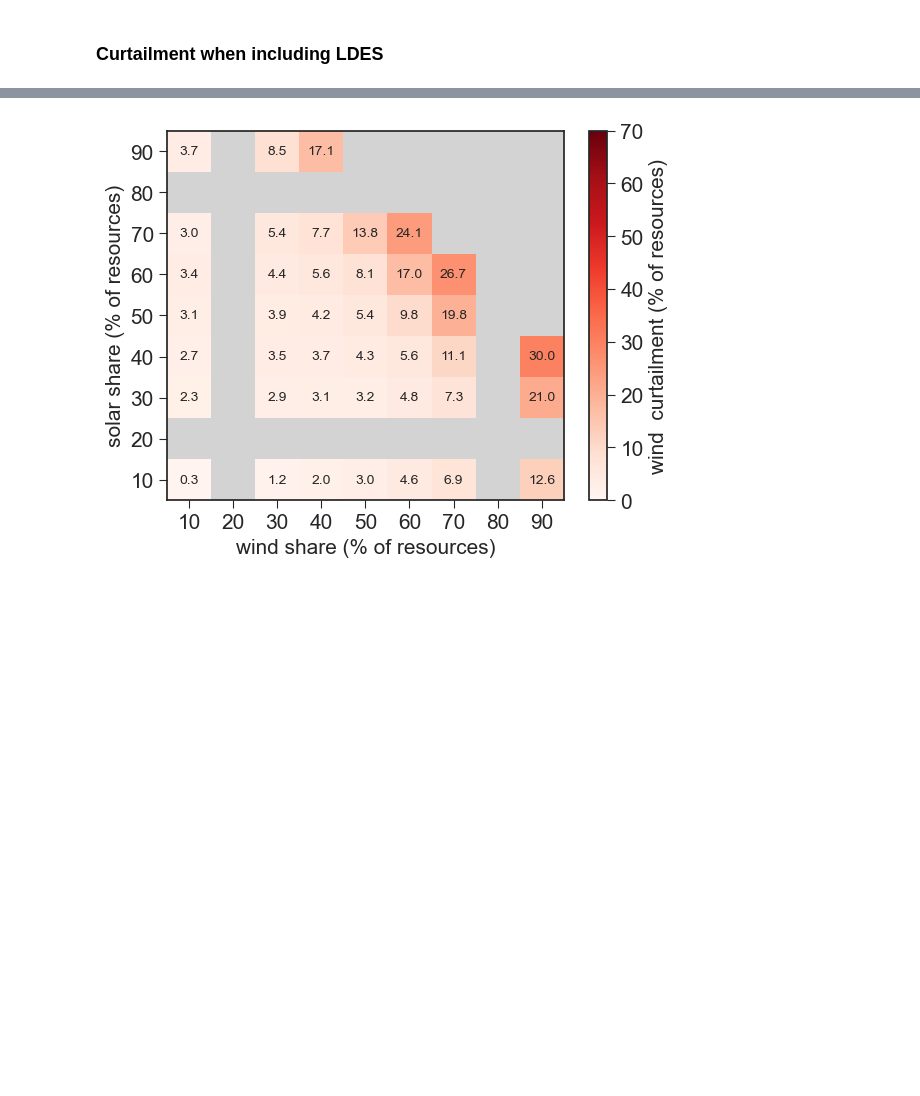
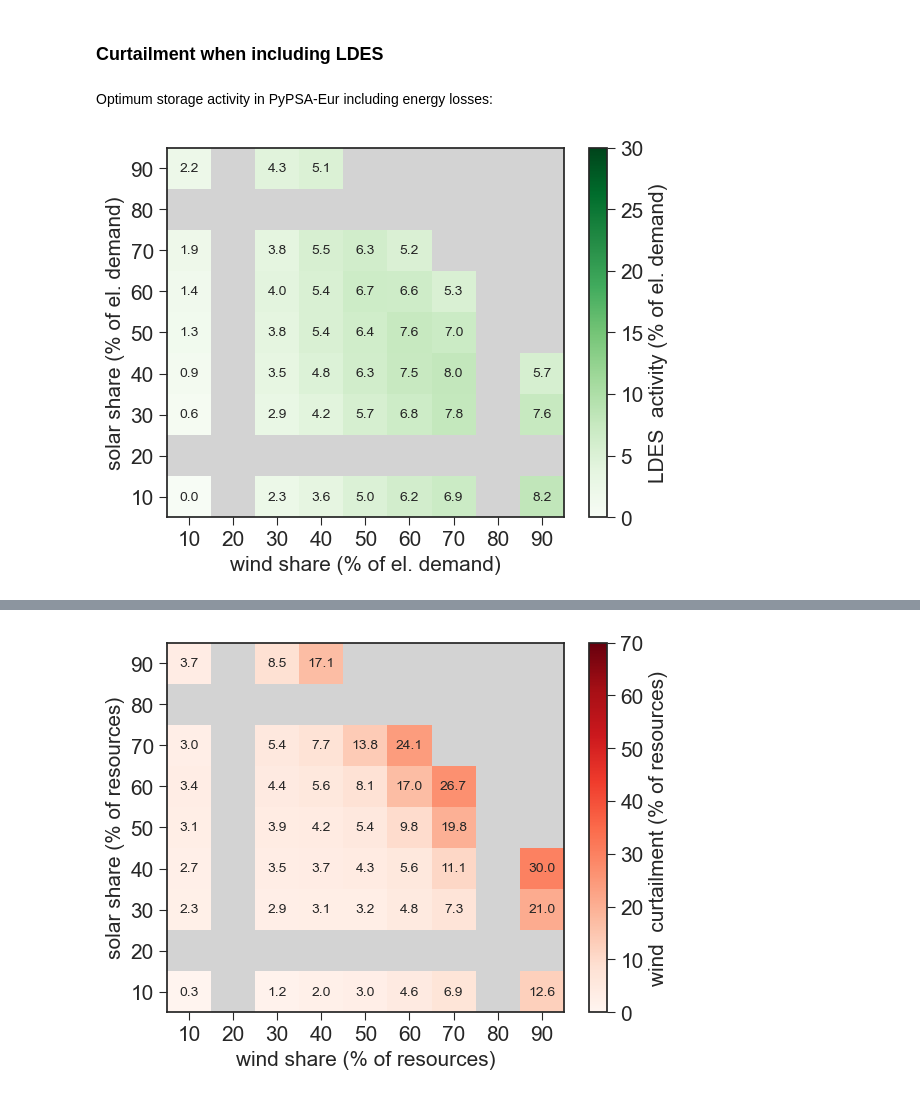
Before and after one commit to ebbekyhl/PyPSA-Eur-Curtailment-Emulator, a Jupyter notebook: test_pypsa_emulator.ipynb, the cells around one changed output, grey strips where cells are left out. Cells and saved outputs as stored; diff of their text form; code cells hidden in the pictures; blank space fills up the shorter version.

```diff
--- a/test_pypsa_emulator.ipynb
+++ b/test_pypsa_emulator.ipynb
@@ -415,2 +379,25 @@ figs[SDES_case,1].savefig("figures/solar/model_solar_curtailment_SDES_case.png",
 # %% [markdown]
 ### Curtailment when including LDES
+# %% [markdown]
+Optimum storage activity in PyPSA-Eur including energy losses:
+# %%
+scens = [LDES_case]
+
+variables = {"read":["LDES absolute dispatch","total demand"],
+            "plot":["LDES absolute dispatch"]}
+
+df_ldes_act, figs = mesh_color_2(scens,
+                              variables,
+                              RDIR,
+                              vmin=0,
+                              vmax=30,
+                              var = "activity",
+                              norm_w_demand=True,
+                              equidistant=True,
+                              )
+
+figs[LDES_case,0].savefig("figures/wind/model_wind_LDES_activity.png",
+                bbox_inches="tight",
+                dpi=300)
+# %% [output]
+[figure, added]
```
Also changed, not shown: parts of 38 cells of this notebook, 41 other files.
